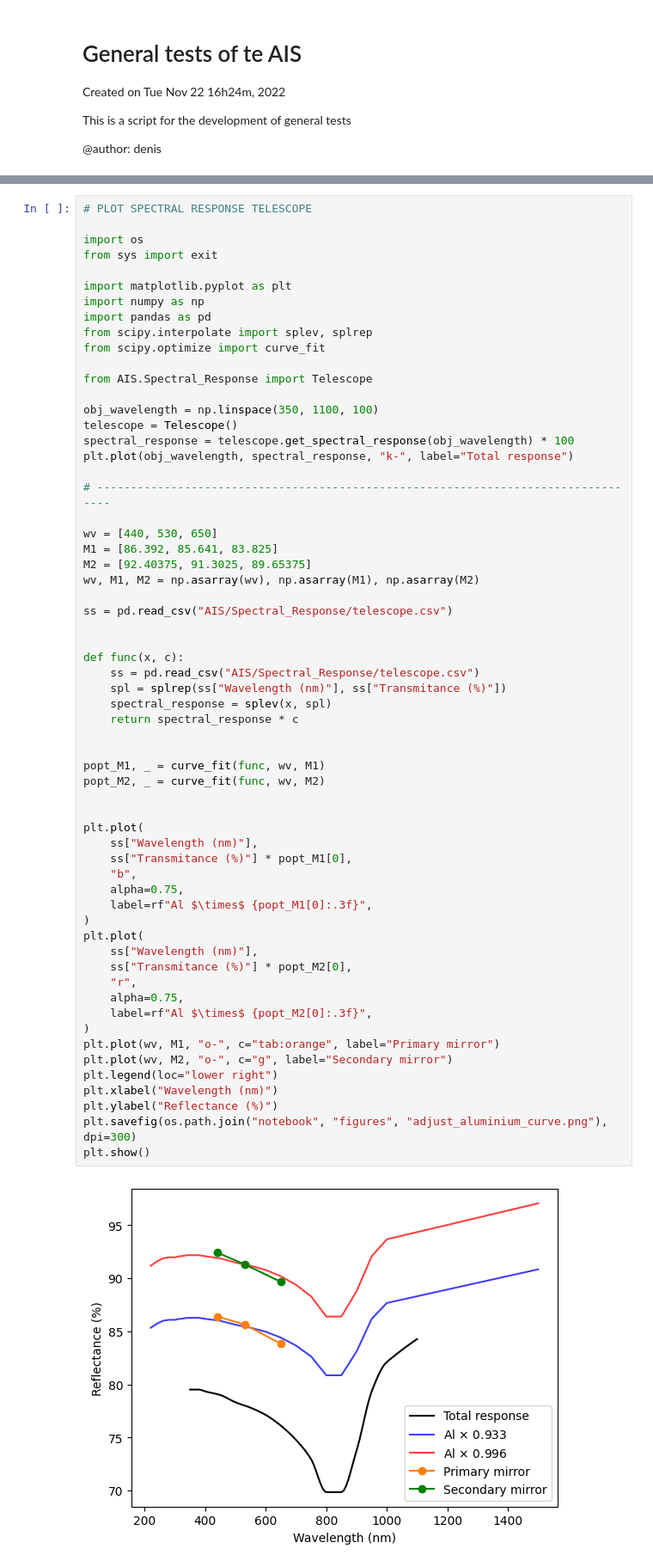
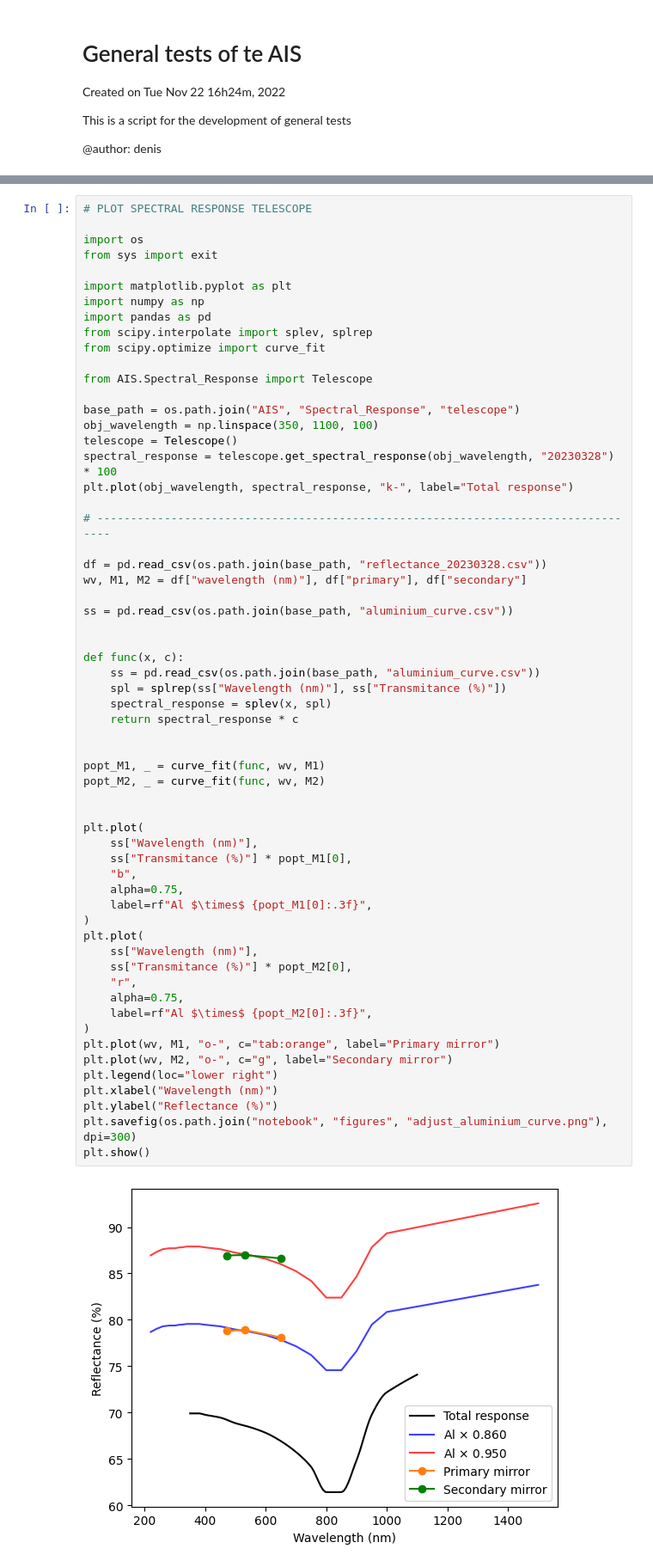
Before and after one commit to DBernardes/AIS, a Jupyter notebook: spectral_responses.ipynb, the cells around one changed output, grey strips where cells are left out. Shown: that part at 86% size. Cells and saved outputs as stored; diff of their text form.

Commit message:
adding different curves for the telescope

```diff
--- a/spectral_responses.ipynb
+++ b/spectral_responses.ipynb
@@ -240,55 +240,54 @@ from scipy.optimize import curve_fit
 
 from AIS.Spectral_Response import Telescope
 
+base_path = os.path.join("AIS", "Spectral_Response", "telescope")
 obj_wavelength = np.linspace(350, 1100, 100)
 telescope = Telescope()
-spectral_response = telescope.get_spectral_response(obj_wavelength) * 100
+spectral_response = telescope.get_spectral_response(obj_wavelength, "20230328") * 100
 plt.plot(obj_wavelength, spectral_response, "k-", label="Total response")
 
 # ----------------------------------------------------------------------------------
 
-wv = [440, 530, 650]
-M1 = [86.392, 85.641, 83.825]
-M2 = [92.40375, 91.3025, 89.65375]
-wv, M1, M2 = np.asarray(wv), np.asarray(M1), np.asarray(M2)
+df = pd.read_csv(os.path.join(base_path, "reflectance_20230328.csv"))
+wv, M1, M2 = df["wavelength (nm)"], df["primary"], df["secondary"]
 
-ss = pd.read_csv("AIS/Spectral_Response/telescope.csv")
+ss = pd.read_csv(os.path.join(base_path, "aluminium_curve.csv"))
 
 
 def func(x, c):
-    ss = pd.read_csv("AIS/Spectral_Response/telescope.csv")
+    ss = pd.read_csv(os.path.join(base_path, "aluminium_curve.csv"))
     spl = splrep(ss["Wavelength (nm)"], ss["Transmitance (%)"])
     spectral_response = splev(x, spl)
     return spectral_response * c
 
 
 popt_M1, _ = curve_fit(func, wv, M1)
 popt_M2, _ = curve_fit(func, wv, M2)
 
 
 plt.plot(
     ss["Wavelength (nm)"],
     ss["Transmitance (%)"] * popt_M1[0],
     "b",
     alpha=0.75,
     label=rf"Al $\times$ {popt_M1[0]:.3f}",
 )
 plt.plot(
     ss["Wavelength (nm)"],
     ss["Transmitance (%)"] * popt_M2[0],
     "r",
     alpha=0.75,
     label=rf"Al $\times$ {popt_M2[0]:.3f}",
 )
 plt.plot(wv, M1, "o-", c="tab:orange", label="Primary mirror")
 plt.plot(wv, M2, "o-", c="g", label="Secondary mirror")
 plt.legend(loc="lower right")
 plt.xlabel("Wavelength (nm)")
 plt.ylabel("Reflectance (%)")
 plt.savefig(os.path.join("notebook", "figures", "adjust_aluminium_curve.png"), dpi=300)
 plt.show()
 # %% [output]
-[figure, old version]
+[figure, new version]
 # %%
 # SPECTRAL RESPONSES OF THE POLARIMETRIC COMPONENTS
 
```
Also changed, not shown: parts of 3 cells of this notebook, 21 other files.
